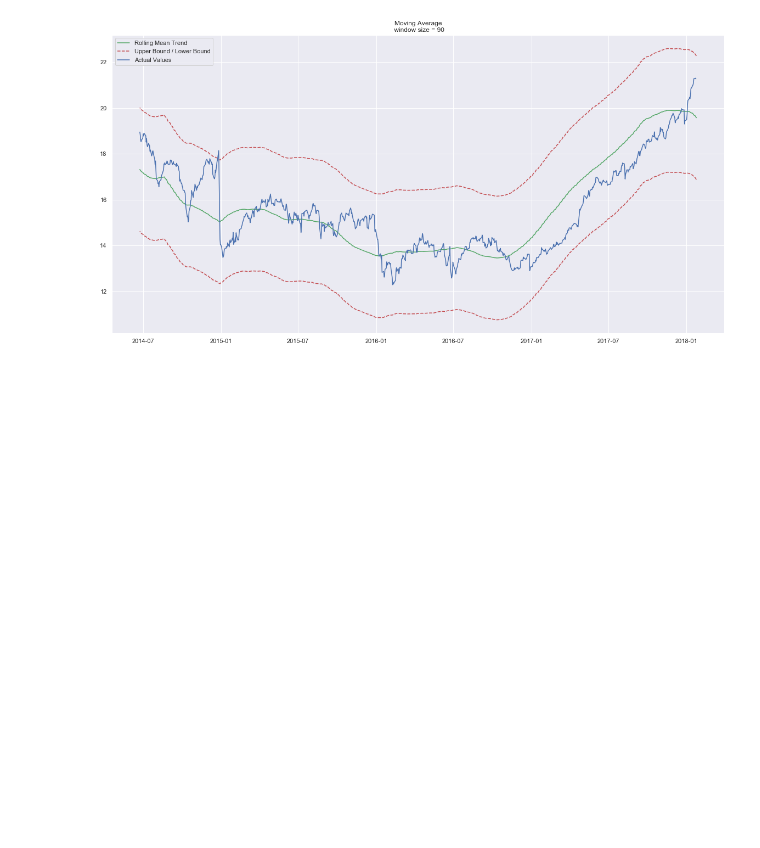
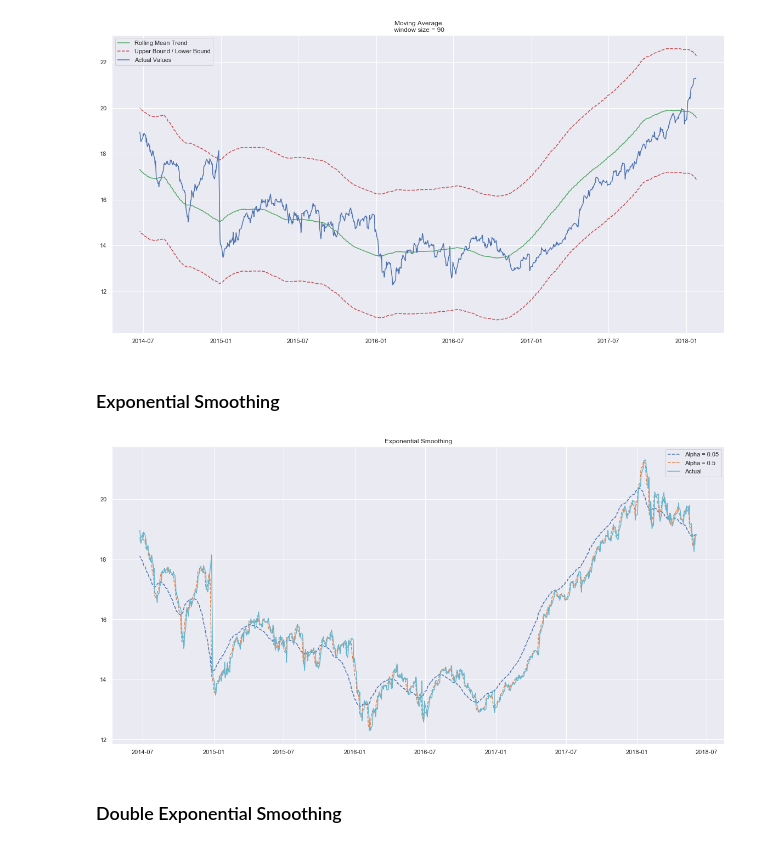
Before and after one commit to lexievu/Stock-Prediction, a Jupyter notebook: Stock Prediction.ipynb, the cells around one changed output. Saved outputs shown, nothing was run; the diff lists cells and outputs as text; code cells hidden in the pictures; blank space fills up the shorter version.

```diff
--- a/Stock Prediction.ipynb
+++ b/Stock Prediction.ipynb
@@ -183,3 +183,45 @@ Smoothing by 90 days.
 plot_moving_average(data_gf.CLOSE, window=90, plot_intervals=True)
 # %% [output]
 [figure]
+# %% [markdown]
+### Exponential Smoothing
+# %%
+def exponential_smoothing(series, alpha):
+    """
+    Exponential smoothing
+    :param series: time series data to smooth
+    :type series: Pandas Series
+    :param alpha: smoothing coefficient
+    :type alpha: float
+    """
+    result = [series[0]] # first value is same as series
+
+    for n in range(1, len(series)):
+        result.append(alpha * series[n-1] + (1 - alpha)*result[n-1])
+
+    return result
+# %%
+def plot_exponential_smoothing(series, alphas):
+    """
+    Plotting exponential smoothing
+    :param series: time series data to smooth
+    :type series: Pandas Series
+    :param alpha: smoothing coefficient
+    :type alpha: float
+    """
+    plt.figure(figsize=(20,10))
+    for alpha in alphas:
+        smooth = pd.Series(exponential_smoothing(series, alpha), index=series.index)
+        plt.plot(smooth, '--', label="Alpha = {}".format(alpha))
+
+    plt.plot(series, "c", label='Actual')
+    plt.legend()
+    plt.axis('tight')
+    plt.title("Exponential Smoothing")
+    plt.grid(True)
+# %%
+plot_exponential_smoothing(data_gf.CLOSE, [0.05, 0.5])
+# %% [output]
+[figure, added]
+# %% [markdown]
+### Double Exponential Smoothing
```
Also changed, not shown: parts of 8 cells of this notebook, 5 other files.
